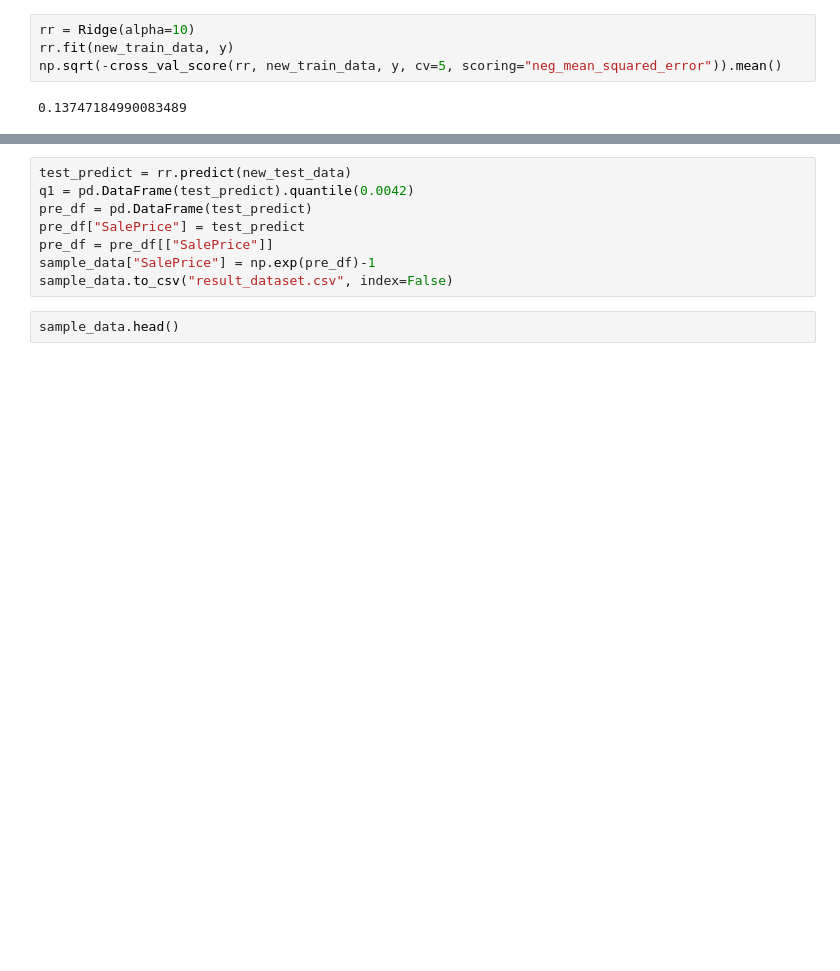
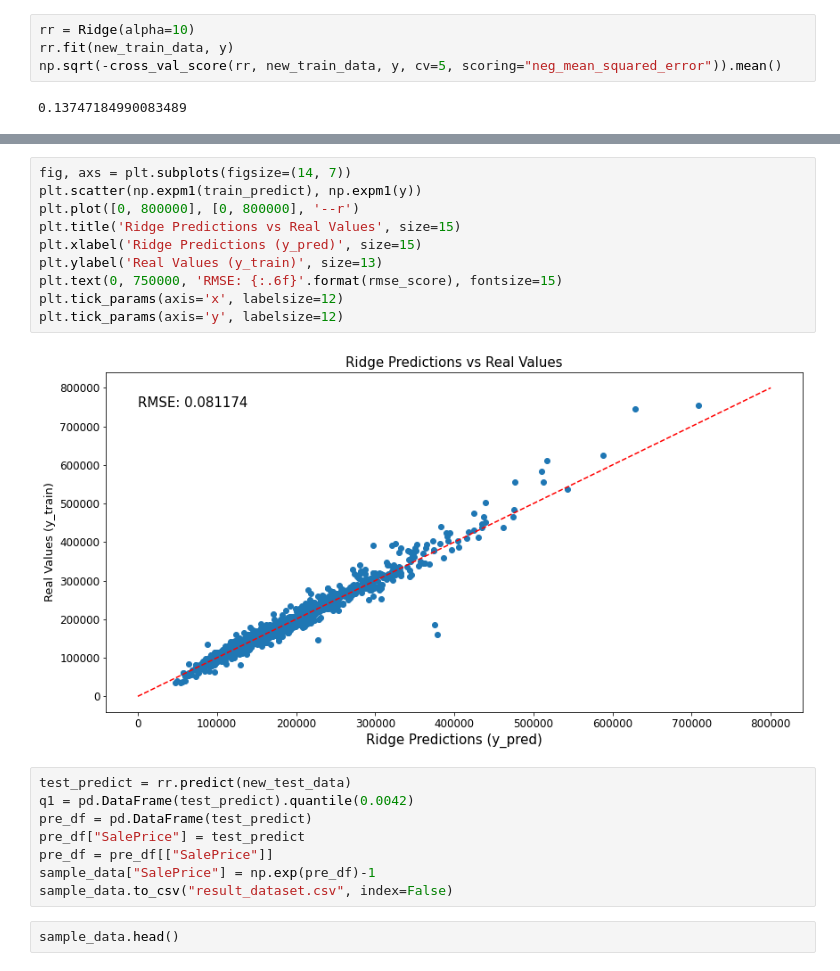
Before and after one commit to whehdwns/Kaggle_competition, a Jupyter notebook: House_Price/House_Price.ipynb, the cells around one changed output, grey strips where cells are left out. Saved outputs shown, nothing was run; the diff lists cells and outputs as text; blank space fills up the shorter version.

```diff
--- a/House_Price/House_Price.ipynb
+++ b/House_Price/House_Price.ipynb
@@ -817,3 +812,15 @@ plt.plot(range(10, 15), range(10, 15), color="red")
+# %%
+fig, axs = plt.subplots(figsize=(14, 7))
+plt.scatter(np.expm1(train_predict), np.expm1(y))
+plt.plot([0, 800000], [0, 800000], '--r')
+plt.title('Ridge Predictions vs Real Values', size=15)
+plt.xlabel('Ridge Predictions (y_pred)', size=15)
+plt.ylabel('Real Values (y_train)', size=13)
+plt.text(0, 750000, 'RMSE: {:.6f}'.format(rmse_score), fontsize=15)
+plt.tick_params(axis='x', labelsize=12)
+plt.tick_params(axis='y', labelsize=12)
+# %% [output]
+[figure, added]
 # %%
 test_predict = rr.predict(new_test_data)
 q1 = pd.DataFrame(test_predict).quantile(0.0042)
```
Also changed, not shown: parts of 9 cells of this notebook.
